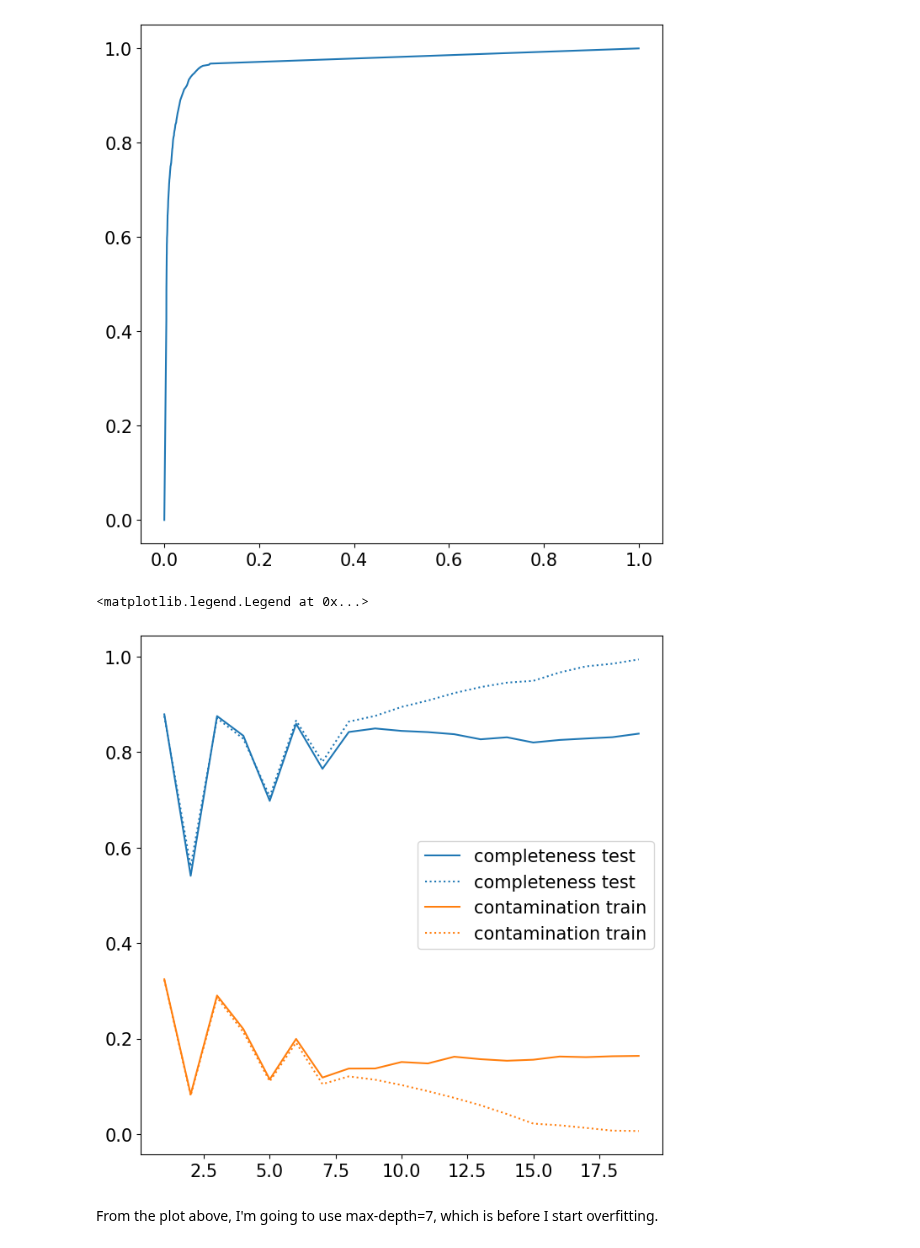
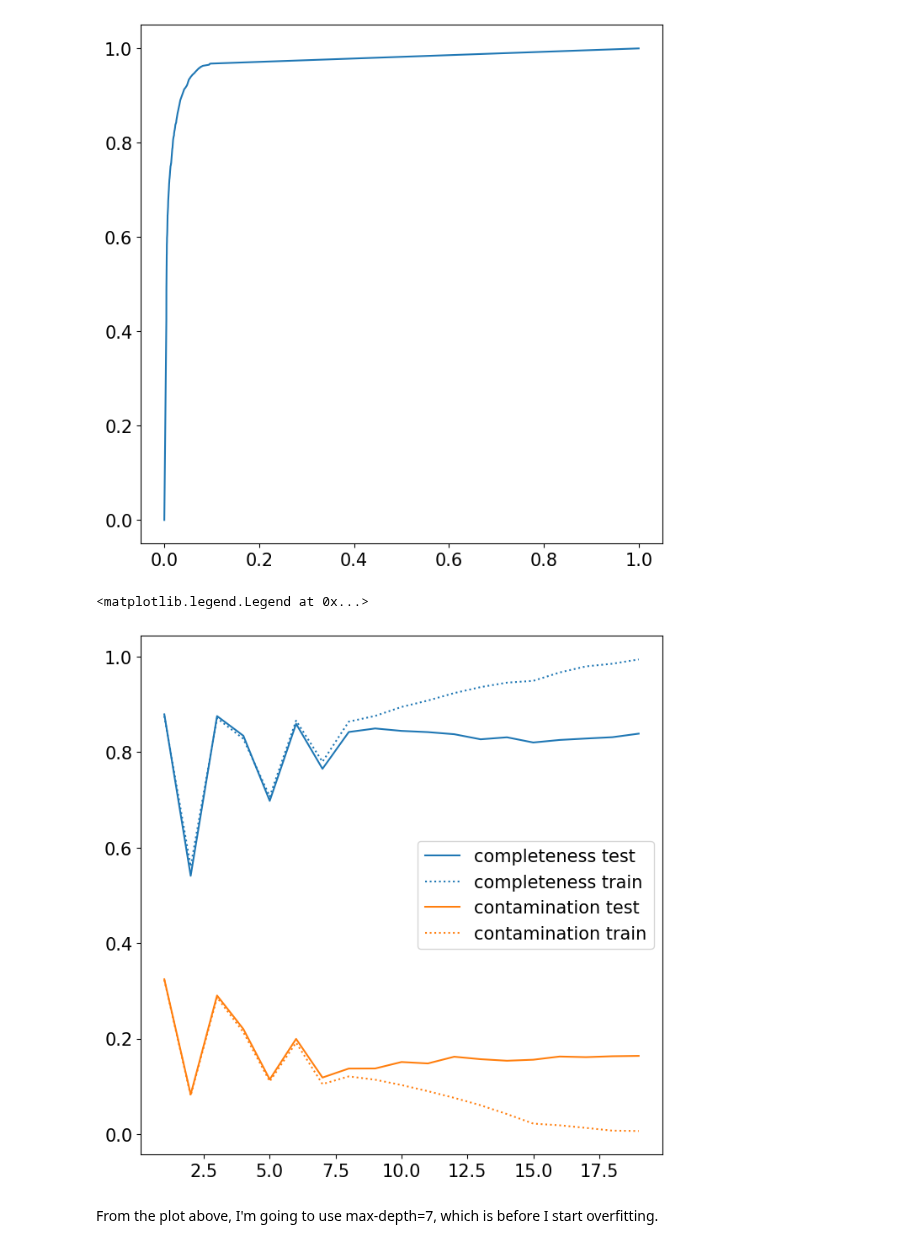
Before and after one commit to dgerosa/astrostatistics_bicocca_2024, a Jupyter notebook: solutions/S18_SNRclassifier.ipynb, the cells around one changed output. Cells and saved outputs as stored; diff of their text form; code cells hidden in the pictures.

```diff
--- a/solutions/S18_SNRclassifier.ipynb
+++ b/solutions/S18_SNRclassifier.ipynb
@@ -92,14 +91,14 @@ for md in tqdm(md_vals):
     contamination_train.append(fp/(tp+fp))
 # %%
 plt.plot(md_vals,completeness_test,label='completeness test',c='C0')
-plt.plot(md_vals,completeness_train,label='completeness test',c='C0',ls='dotted')
+plt.plot(md_vals,completeness_train,label='completeness train',c='C0',ls='dotted')
 
-plt.plot(md_vals,contamination_test,label='contamination train',c='C1')
+plt.plot(md_vals,contamination_test,label='contamination test',c='C1')
 plt.plot(md_vals,contamination_train,label='contamination train',c='C1',ls='dotted')
 plt.legend()
 # %% [output]
 <matplotlib.legend.Legend at 0x...>
-[figure, old version]
+[figure, new version]
 # %% [markdown]
 From the plot above, I'm going to use max-depth=7, which is before I start overfitting.
 # %%
```
Also changed, not shown: parts of 3 cells of this notebook, 1 other file.
